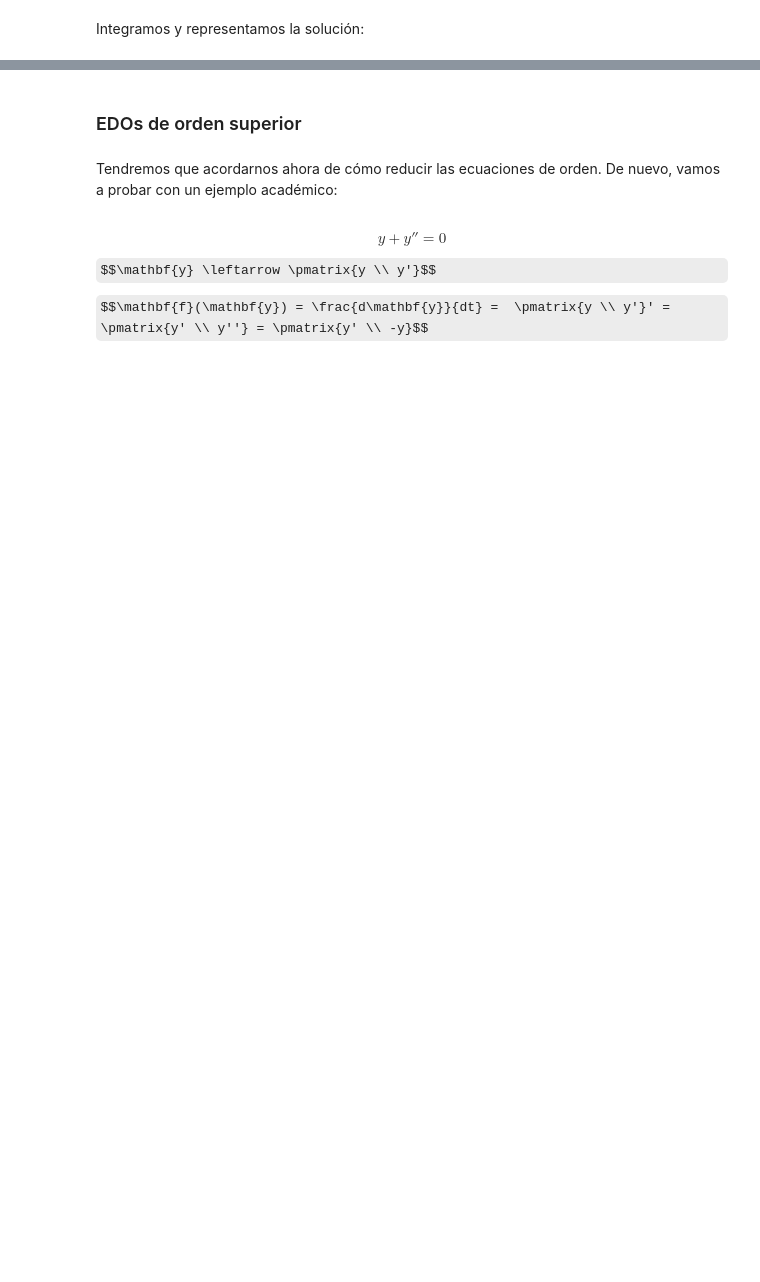
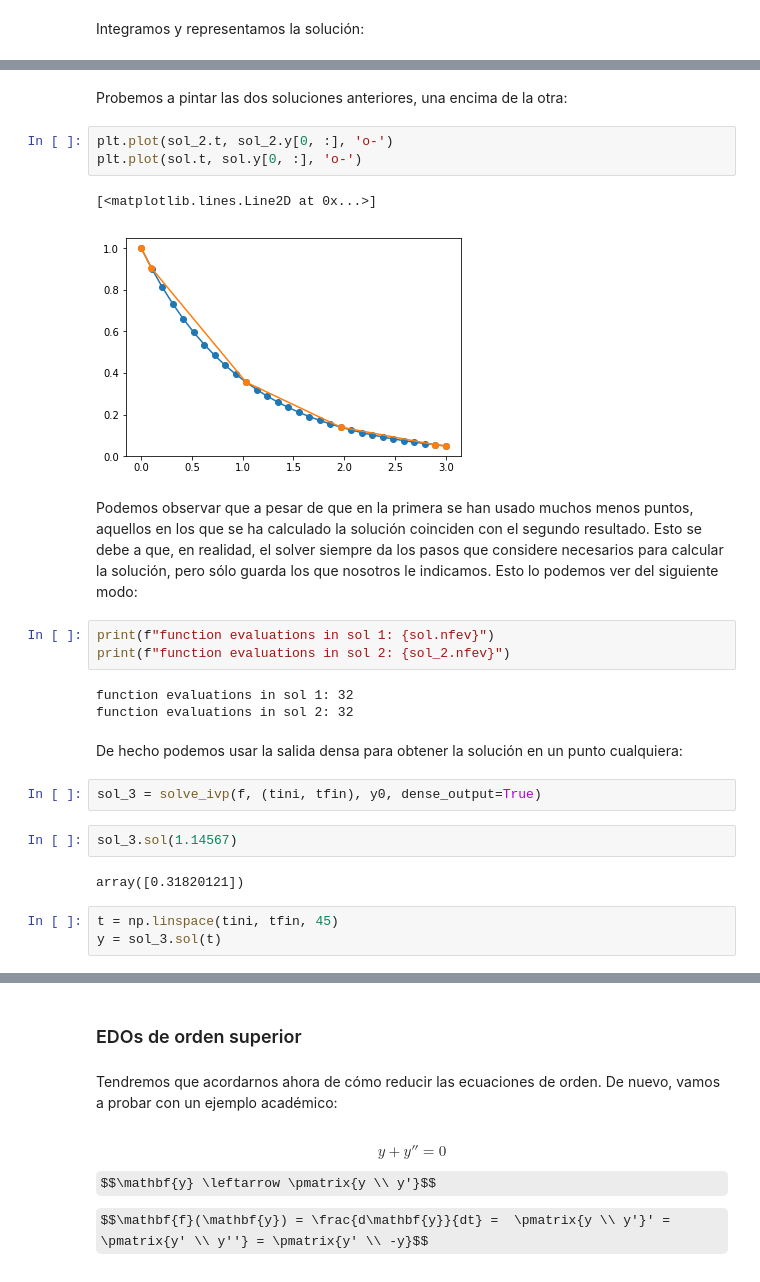
Before and after one commit to AeroPython/Curso_AeroPython, a Jupyter notebook: notebooks_completos/035-SciPy-EcuacionesDiferencialesOrdinarias.ipynb, the cells around one changed output, grey strips where cells are left out. Drawn from its saved outputs; the diff is of its cells as text; some formulas as TeX source; blank space fills up the shorter version.

```diff
--- a/notebooks_completos/035-SciPy-EcuacionesDiferencialesOrdinarias.ipynb
+++ b/notebooks_completos/035-SciPy-EcuacionesDiferencialesOrdinarias.ipynb
@@ -46,0 +58,27 @@ plt.plot(t, sol)
+# %% [markdown]
+Probemos a pintar las dos soluciones anteriores, una encima de la otra:
+# %%
+plt.plot(sol_2.t, sol_2.y[0, :], 'o-')
+plt.plot(sol.t, sol.y[0, :], 'o-')
+# %% [output]
+[<matplotlib.lines.Line2D at 0x...>]
+[figure, added]
+# %% [markdown]
+Podemos observar que a pesar de que en la primera se han usado muchos menos puntos, aquellos en los que se ha calculado la solución coinciden con el segundo resultado. Esto se debe a que, en realidad, el solver siempre da los pasos que considere necesarios para calcular la solución, pero sólo guarda los que nosotros le indicamos. Esto lo podemos ver del siguiente modo:
+# %%
+print(f"function evaluations in sol 1: {sol.nfev}")
+print(f"function evaluations in sol 2: {sol_2.nfev}")
+# %% [output]
+function evaluations in sol 1: 32
+function evaluations in sol 2: 32
+# %% [markdown]
+De hecho podemos usar la salida densa para obtener la solución en un punto cualquiera:
+# %%
+sol_3 = solve_ivp(f, (tini, tfin), y0, dense_output=True)
+# %%
+sol_3.sol(1.14567)
+# %% [output]
+array([0.31820121])
+# %%
+t = np.linspace(tini, tfin, 45)
+y = sol_3.sol(t)
```
Also changed, not shown: parts of 12 cells of this notebook.
